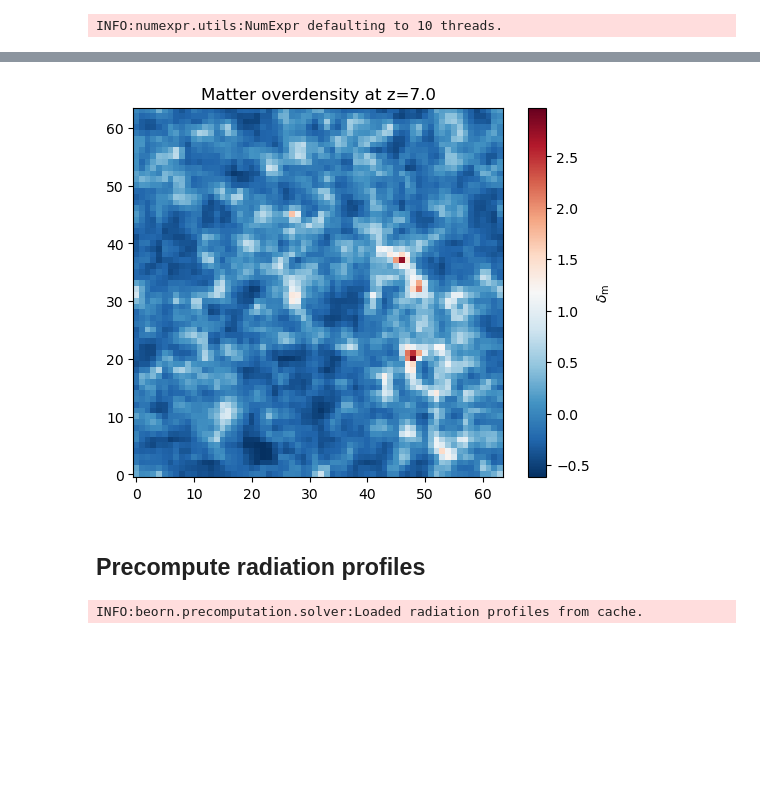
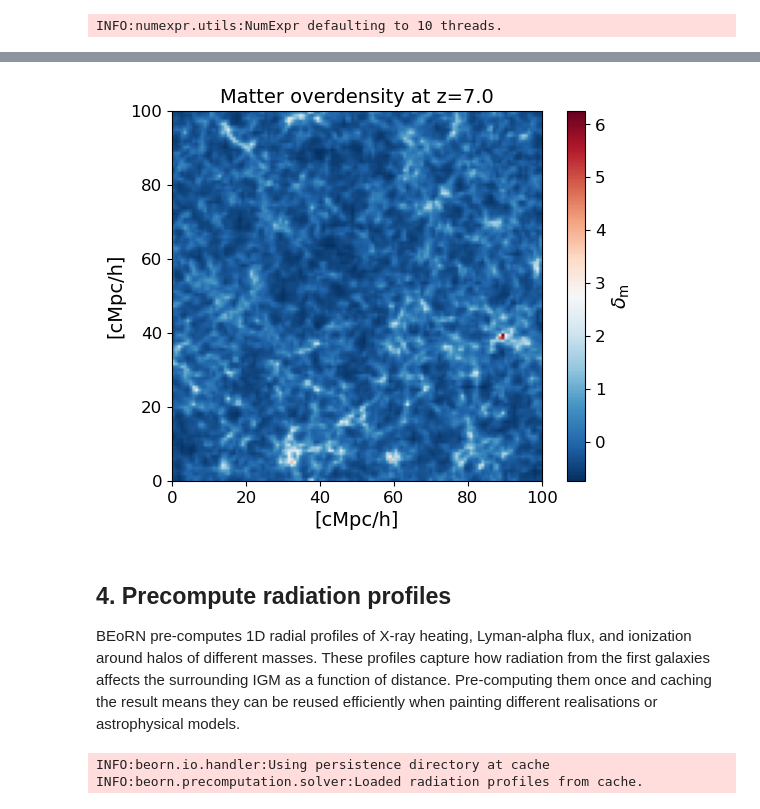
Before and after one commit to cosmic-reionization/BEoRN, a Jupyter notebook: examples/21cmfast_halos.ipynb, the cells around one changed output, grey strips where cells are left out. Saved outputs shown, nothing was run; the diff lists cells and outputs as text; code cells hidden in the pictures; blank space fills up the shorter version.

```diff
--- a/examples/21cmfast_halos.ipynb
+++ b/examples/21cmfast_halos.ipynb
@@ -27,6 +27,16 @@ CACHE_ROOT = FILE_ROOT / "cache"
 OUTPUT_ROOT = FILE_ROOT / "output"
 # %%
 import beorn
+
+import matplotlib as mpl
+mpl.rcParams.update({
+    'font.size': 14,
+    'axes.labelsize': 14,
+    'xtick.labelsize': 12,
+    'ytick.labelsize': 12,
+    'legend.fontsize': 12,
+    'axes.titlesize': 14,
+})
 # %% [output]
 INFO:numexpr.utils:NumExpr defaulting to 10 threads.
 # %% [markdown]
@@ -41,7 +55,8 @@ parameters = beorn.structs.Parameters()
 ## Simulation parameters
 parameters.simulation.cores = 4
 parameters.simulation.Lbox  = 100       # comoving Mpc/h
-parameters.simulation.Ncell = 64
+parameters.simulation.Ncell = 128
+parameters.simulation.py21cmfast_high_res_factor = 3
 
 parameters.simulation.halo_mass_bin_min = 1e7
 parameters.simulation.halo_mass_bin_max = 1e15
@@ -51,7 +66,7 @@ parameters.simulation.halo_mass_accretion_alpha = np.array([0.785, 0.795])
 ## Redshifts — py21cmfast will be run for each of these.
 ## A range is required (not a single value) because the solver integrates
 ## bubble growth history from high-z down to the target redshift.
-parameters.solver.redshifts = np.arange(15, 6.5, -0.5)
+parameters.solver.redshifts = np.arange(18, 5.5, -0.5)
 
 ## Cosmology
 parameters.cosmology.Om = 0.315
@@ -66,21 +81,21 @@ parameters.source.energy_cutoff_max_xray = 10000
 parameters.source.energy_min_sed_xray = 200
 parameters.source.energy_max_sed_xray = 10000
 parameters.source.alS_xray = 1.5
-parameters.source.xray_normalisation = 0.1 * 3.4e40
+parameters.source.xray_normalisation = 0.3 * 3.4e40
 
 # Lyman-alpha
 parameters.source.n_lyman_alpha_photons = 9690
 parameters.source.lyman_alpha_power_law = 0.0
 
 # Ionization
-parameters.source.Nion = 300
+parameters.source.Nion = 2000
 
 # Escape fraction
 parameters.source.f0_esc = 0.2
 parameters.source.pl_esc = 0.5
 
 # Star formation efficiency
-parameters.source.f_st = 0.05
+parameters.source.f_st = 0.2
 parameters.source.g1 = 0.49
 parameters.source.g2 = -0.61
 parameters.source.g3 = 4
@@ -142,18 +154,28 @@ Mass range: 1.33e+10 — 1.72e+12 Msol
 # %%
 delta_m = loader.load_density_field(z_index)
 
+Lbox = parameters.simulation.Lbox  # cMpc/h
+extent = [0, Lbox, 0, Lbox]
+
 plt.figure()
-plt.imshow(delta_m[:, delta_m.shape[1] // 2, :], origin='lower', cmap='RdBu_r')
+plt.imshow(delta_m[:, delta_m.shape[1] // 2, :], origin='lower', cmap='RdBu_r', extent=extent)
 plt.colorbar(label=r'$\delta_\mathrm{m}$')
+plt.xlabel('[cMpc/h]')
+plt.ylabel('[cMpc/h]')
 plt.title(f'Matter overdensity at z={z_target}')
 plt.show()
 # %% [output]
-[figure, old version]
+[figure, new version]
 # %% [markdown]
-## Precompute radiation profiles
+## 4. Precompute radiation profiles
+
+BEoRN pre-computes 1D radial profiles of X-ray heating, Lyman-alpha flux, and ionization around halos of different masses. These profiles capture how radiation from the first galaxies affects the surrounding IGM as a function of distance. Pre-computing them once and caching the result means they can be reused efficiently when painting different realisations or astrophysical models.
 # %%
+cache_handler = beorn.io.Handler(CACHE_ROOT)
+
 solver = beorn.precomputation.RadiationProfileSolver(parameters, loader.redshifts)
 profiles = solver.get_or_compute_profiles(cache_handler)
 # %% [output]
+INFO:beorn.io.handler:Using persistence directory at cache
 INFO:beorn.precomputation.solver:Loaded radiation profiles from cache.
 # %% [markdown]
```
Also changed, not shown: parts of 15 cells of this notebook, 15 other files.
